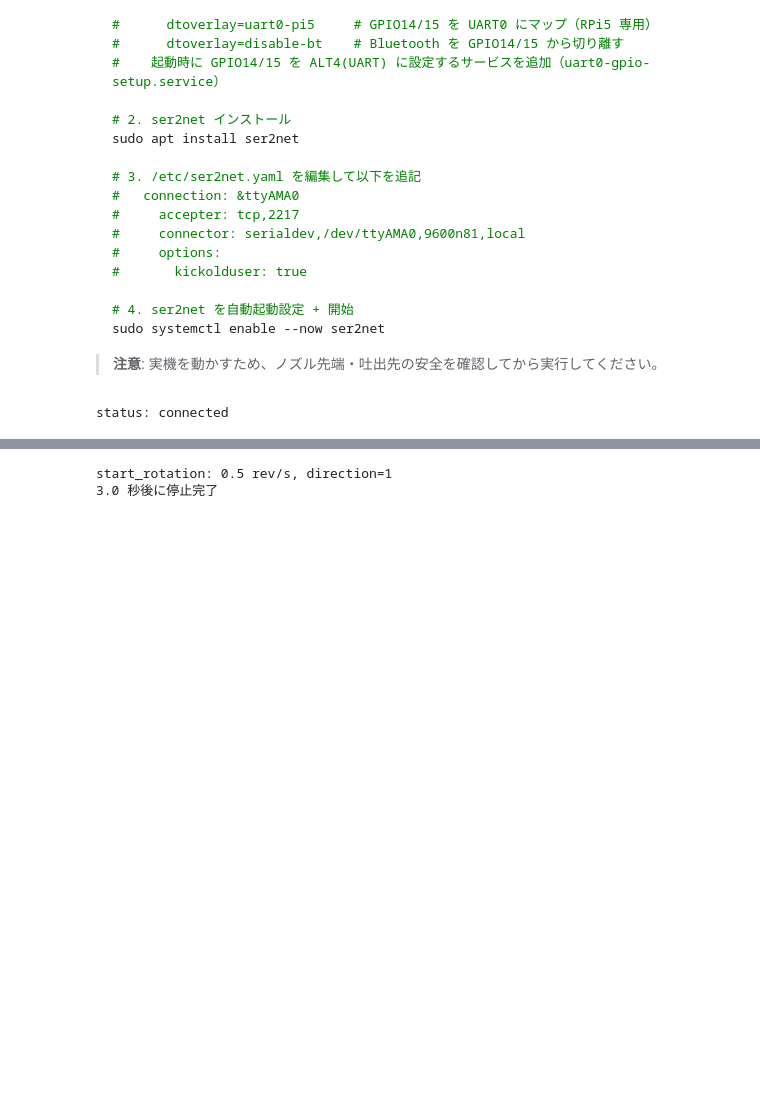
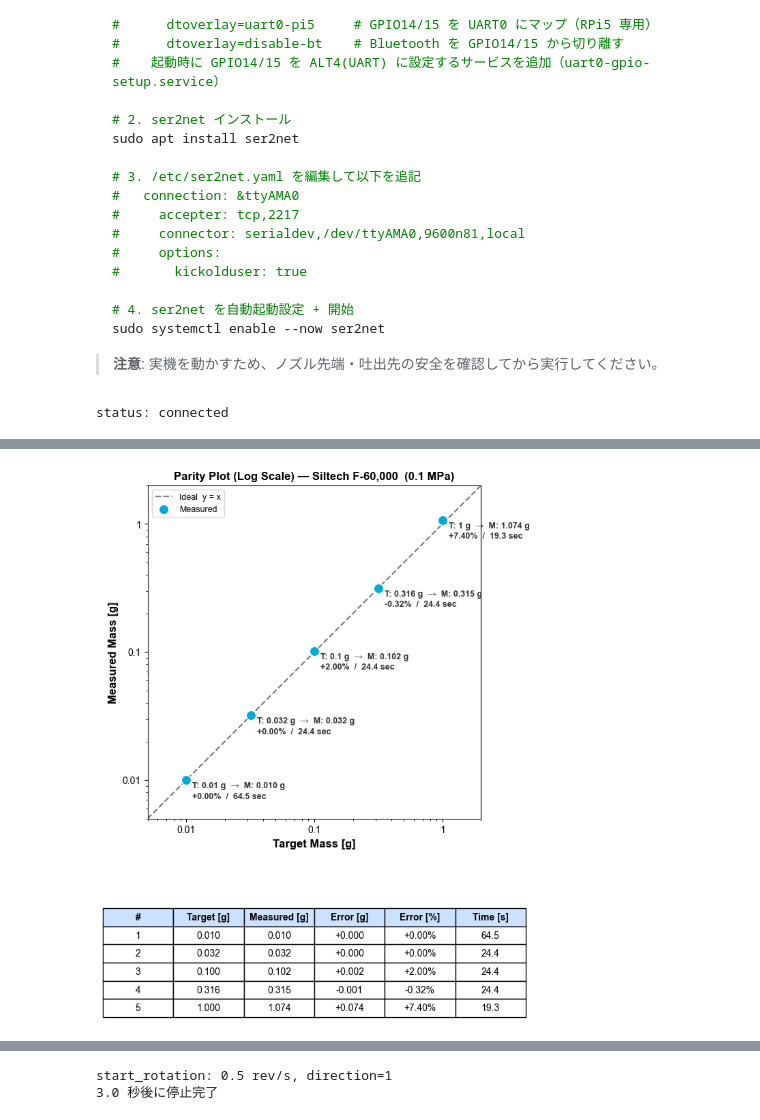
Before and after one commit to oosaka005/auto_calibration_lab, a Jupyter notebook: notebooks/dispenser_check.ipynb, the cells around one changed output, grey strips where cells are left out. Drawn from its saved outputs; the diff is of its cells as text; code cells hidden in the pictures; blank space fills up the shorter version.

```diff
--- a/notebooks/dispenser_check.ipynb
+++ b/notebooks/dispenser_check.ipynb
@@ -122,2 +520,101 @@ print("dispense 完了")
+# %%
+# ---- 3-6-3. 秤量精度テスト — Parity Plot (Log Scale) ----
+# Requires: accuracy_results from cell 3-6-1
+# ±2% 帯は対数 2 decade で視覚的に表現不可能なため、各点に Target/Measured/ErrorRate/Time を直接注釈する。
+
+import matplotlib.pyplot as plt
+import matplotlib.gridspec as gridspec
+import numpy as np
+
+plt.rcParams["font.family"] = "Arial"
+
+targets  = [r["target_g"]  for r in accuracy_results]
+actuals  = [r["actual_g"]  for r in accuracy_results]
+times    = [r["elapsed_s"] for r in accuracy_results]
+errors   = [a - t for a, t in zip(actuals, targets)]
+err_pcts = [e / t * 100 for e, t in zip(errors, targets)]
+
+_pt_color = "#00aadd"   # 水色
+
+fig = plt.figure(figsize=(8, 10))
+gs = gridspec.GridSpec(2, 1, height_ratios=[3.5, 1.0], hspace=0.45)
+
+# ── 上段: Parity Plot（対数軸）──────────────────────────────────────────────
+ax1 = fig.add_subplot(gs[0])
+
+_lo_raw = min(targets) * 0.5
+_hi_raw = max(targets) * 2.0
+_ideal  = np.logspace(np.log10(_lo_raw), np.log10(_hi_raw), 400)
+
+# 理想線 y = x のみ（±2% 帯は視覚的に表現不可能なため省略）
+ax1.plot(_ideal, _ideal, color="gray", linestyle="--", linewidth=1.6, label="Ideal  y = x")
+
+# データ点
+ax1.scatter(targets, actuals, color=_pt_color, s=110, zorder=5,
+            label="Measured", edgecolors="white", linewidth=1.2)
+
+# 各点に Target / Measured / Error Rate / Time を注釈（対数空間でのオフセット）
+for t, a, pct, t_s in zip(targets, actuals, err_pcts, times):
+    ax1.annotate(
+        f"T: {t:g} g  →  M: {a:.3f} g\n{pct:+.2f}%  /  {t_s:.1f} sec",
+        xy=(t, a),
+        xytext=(t * 1.12, a * 0.97),
+        fontsize=9, fontweight="bold", color="#333333",
+        va="top", ha="left",
+        linespacing=1.4,
+        arrowprops=dict(arrowstyle="-", color="lightgray", lw=0.8),
+    )
+
+ax1.set_xscale("log")
+ax1.set_yscale("log")
+ax1.set_xlim(_lo_raw, _hi_raw)
+ax1.set_ylim(_lo_raw, _hi_raw)
+
+_tick_vals = [0.01, 0.1, 1.0]
+ax1.set_xticks(_tick_vals)
+ax1.set_yticks(_tick_vals)
+ax1.xaxis.set_major_formatter(plt.FuncFormatter(lambda v, _: f"{v:g}"))
+ax1.yaxis.set_major_formatter(plt.FuncFormatter(lambda v, _: f"{v:g}"))
+
+ax1.set_xlabel("Target Mass [g]",   fontsize=12, fontweight="bold")
+ax1.set_ylabel("Measured Mass [g]", fontsize=12, fontweight="bold")
+ax1.set_title(
+    f"Parity Plot (Log Scale) — {ACCURACY_TEST_MATERIAL}  ({ACCURACY_TEST_PRESSURE} MPa)",
+    fontsize=12, fontweight="bold",
+)
+ax1.legend(fontsize=9, loc="upper left")
+ax1.tick_params(labelsize=10)
+ax1.set_aspect("equal", adjustable="box")
+
+# ── 下段: テーブル ─────────────────────────────────────────────────────────
+ax_tbl = fig.add_subplot(gs[1])
+ax_tbl.axis("off")
+
+_col_labels = ["#", "Target [g]", "Measured [g]", "Error [g]", "Error [%]", "Time [s]"]
+_rows = []
+for i, r in enumerate(accuracy_results):
+    err = r["actual_g"] - r["target_g"]
+    pct = err / r["target_g"] * 100
+    _rows.append([
+        str(i + 1),
+        f"{r['target_g']:.3f}",
+        f"{r['actual_g']:.3f}",
+        f"{err:+.3f}",
+        f"{pct:+.2f}%",
+        f"{r['elapsed_s']:.1f}",
+    ])
+
+tbl = ax_tbl.table(cellText=_rows, colLabels=_col_labels, loc="center", cellLoc="center")
+tbl.auto_set_font_size(False)
+tbl.set_fontsize(10)
+tbl.scale(1, 1.6)
+
+for col in range(len(_col_labels)):
+    tbl[(0, col)].set_facecolor("#cce0ff")
+    tbl[(0, col)].set_text_props(fontweight="bold", fontsize=10)
+
+plt.show()
+# %% [output]
+[figure, added]
 # %%
 # ---- 3-5. suck_back（サックバック） ----
```
Also changed, not shown: parts of 12 cells of this notebook, 11 other files.
